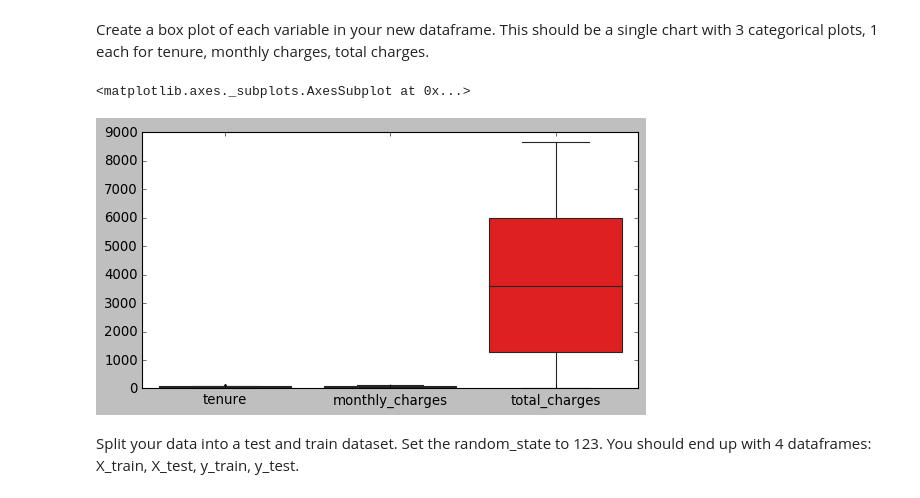
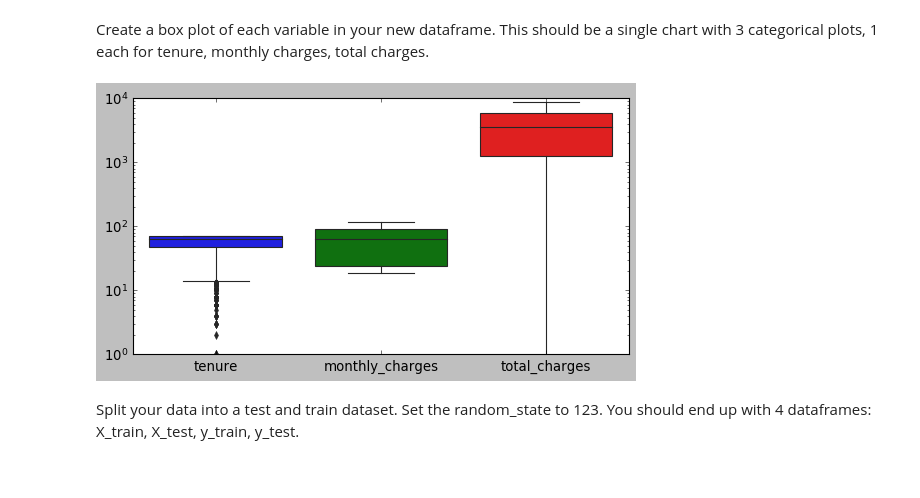
Before and after one commit to escalante-eric/python-exercises, a Jupyter notebook: regression.ipynb, the cells around one changed output. Saved outputs shown, nothing was run; the diff lists cells and outputs as text; code cells hidden in the pictures.

```diff
--- a/regression.ipynb
+++ b/regression.ipynb
@@ -113,10 +113,10 @@ sns.distplot(df.monthly_charges)
 Create a box plot of each variable in your new dataframe. This should be a single chart with 3 categorical plots, 1 each for tenure, monthly charges, total charges.
 # %%
 plt.figure(figsize=(8,4))
-sns.boxplot(data=df.drop(columns=['customer_id']))
+x_plt = sns.boxplot(data=df.drop(columns=['customer_id']))
+x_plt.set_yscale('log')
 # %% [output]
-<matplotlib.axes._subplots.AxesSubplot at 0x...>
-[figure, old version]
+[figure, new version]
 # %% [markdown]
 Split your data into a test and train dataset. Set the random_state to 123. You should end up with 4 dataframes: X_train, X_test, y_train, y_test.
 # %%
```
